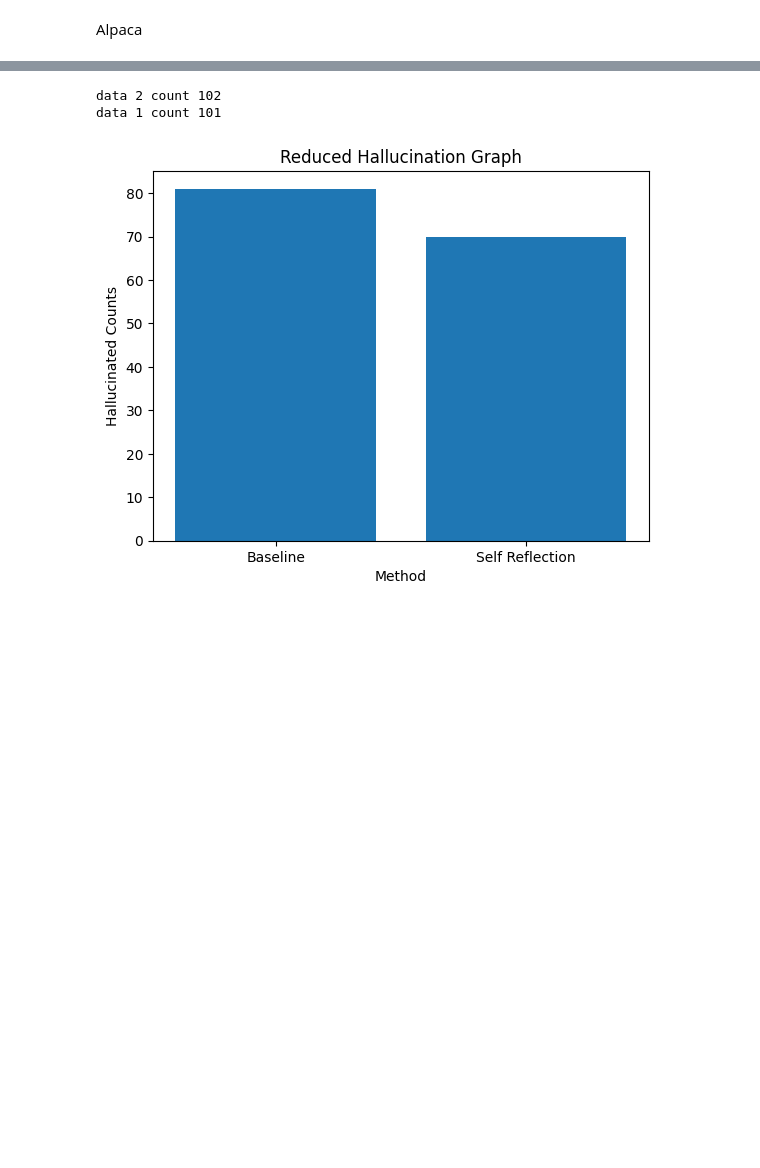
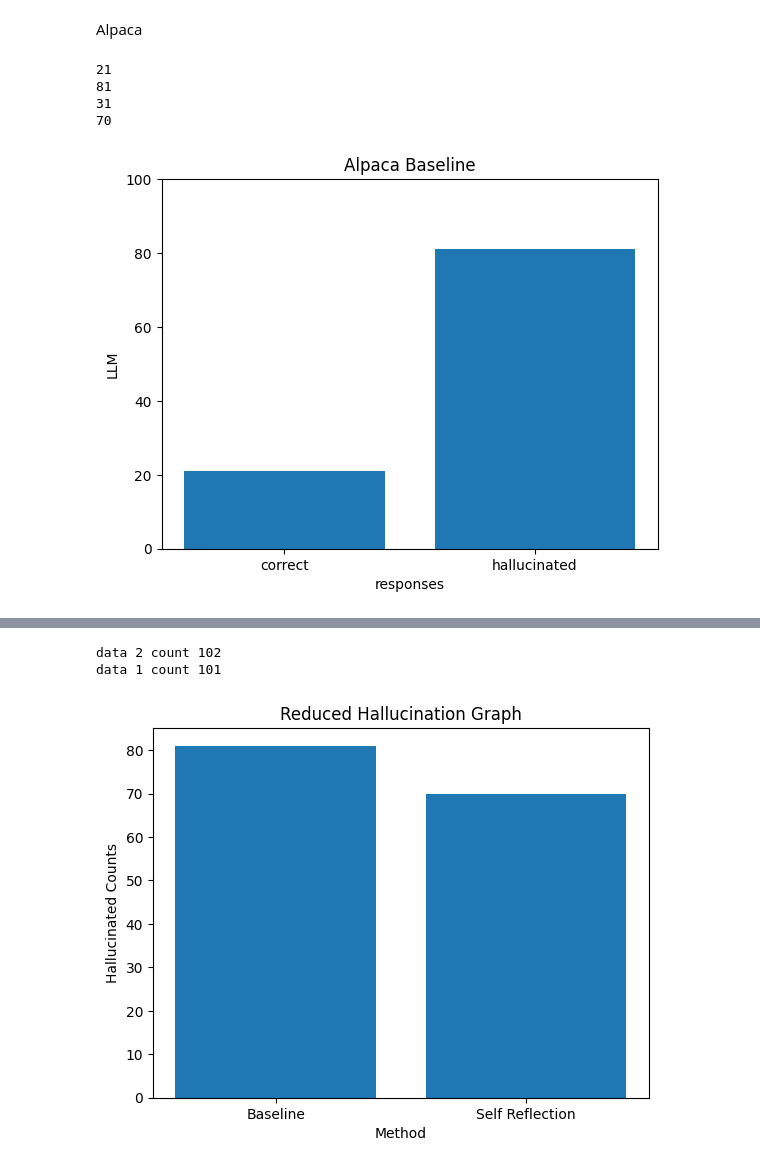
Before and after one commit to gaurikasar/Mitigating-hallucinations-in-LLMs, a Jupyter notebook: hallucinations.ipynb, the cells around one changed output, grey strips where cells are left out. Saved outputs shown, nothing was run; the diff lists cells and outputs as text; code cells hidden in the pictures; blank space fills up the shorter version.

```diff
--- a/hallucinations.ipynb
+++ b/hallucinations.ipynb
@@ -587,2 +559,82 @@ data 2 hallucination count: 59
 # %% [markdown]
 Alpaca
+# %%
+import jsonlines
+count_hallu_baseline=0
+count_corr_baseline=0
+# Open the JSONL file for reading
+with jsonlines.open('/content/drive/MyDrive/Hallucination_LLMs/alpaca-lora/output.jsonl') as reader:
+
+    # Iterate over each record in the file
+  for record in reader:
+        # Extract the values of generated_answer and answer
+        generated_answer = record['generated_answer']
+        answer = record['answer']
+
+        # Check if answer is present in generated_answer
+        if answer in generated_answer:
+            count_corr_baseline=count_corr_baseline+1
+        else:
+            count_hallu_baseline=count_hallu_baseline+1
+print(count_corr_baseline)
+print(count_hallu_baseline)
+
+count_hallu_sr=0
+count_corr_sr=0
+with jsonlines.open('/content/drive/MyDrive/Hallucination_LLMs/alpaca-lora/output_MaxL3_MaxKL3MaxRL3_ThE0.8ThF-1.0ThC-5.0_Alpaca_Lora_Demo0/wiki_T1.0.jsonl') as reader:
+
+    # Iterate over each record in the file
+  for record in reader:
+        # Extract the values of generated_answer and answer
+        generated_answer = record['generated_answer']
+        answer = record['answer']
+
+        # Check if answer is present in generated_answer
+        if answer in generated_answer:
+            count_corr_sr=count_corr_sr+1
+        else:
+            count_hallu_sr=count_hallu_sr+1
+
+print(count_corr_sr)
+print(count_hallu_sr)
+
+
+import matplotlib.pyplot as plt
+def plot_graph():
+
+    hallucinated_counts={'correct':21, 'hallucinated':81}
+    total_count = sum(hallucinated_counts.values())
+    methods = list(hallucinated_counts.keys())
+    counts = list(hallucinated_counts.values())
+    plt.bar(methods, counts)
+    plt.xlabel('responses')
+    plt.ylabel('LLM')
+    plt.title(f'Total: {total_count}, Correct: {counts[0]}, Hallucinated: {counts[1]}')
+    plt.ylim(0, 100)
+    plt.title('Alpaca Baseline')
+    plt.show()
+
+plot_graph()
+print("hello")
+#SR
+def plot_graph():
+
+    hallucinated_counts={'correct':31, 'hallucinated':71}
+    total_count = sum(hallucinated_counts.values())
+    methods = list(hallucinated_counts.keys())
+    counts = list(hallucinated_counts.values())
+    plt.bar(methods, counts)
+    plt.xlabel('responses')
+    plt.ylabel('LLM')
+    plt.title(f'Total: {total_count}, Correct: {counts[0]}, Hallucinated: {counts[1]}')
+    plt.ylim(0, 100)
+    plt.title('Alpaca Self Reflection')
+    plt.show()
+
+plot_graph()
+# %% [output]
+21
+81
+31
+70
+[figure, added]
```
Also changed, not shown: parts of 29 cells of this notebook.
